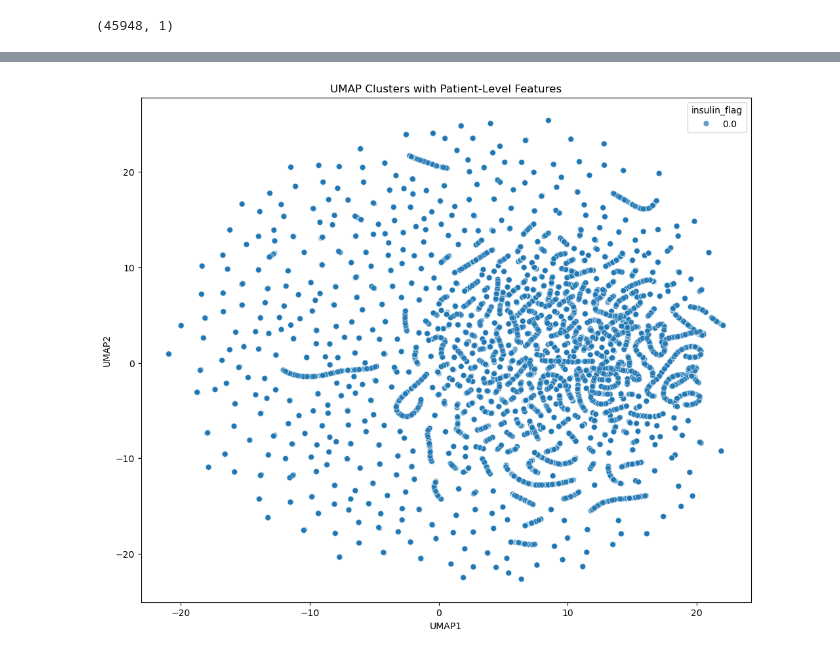
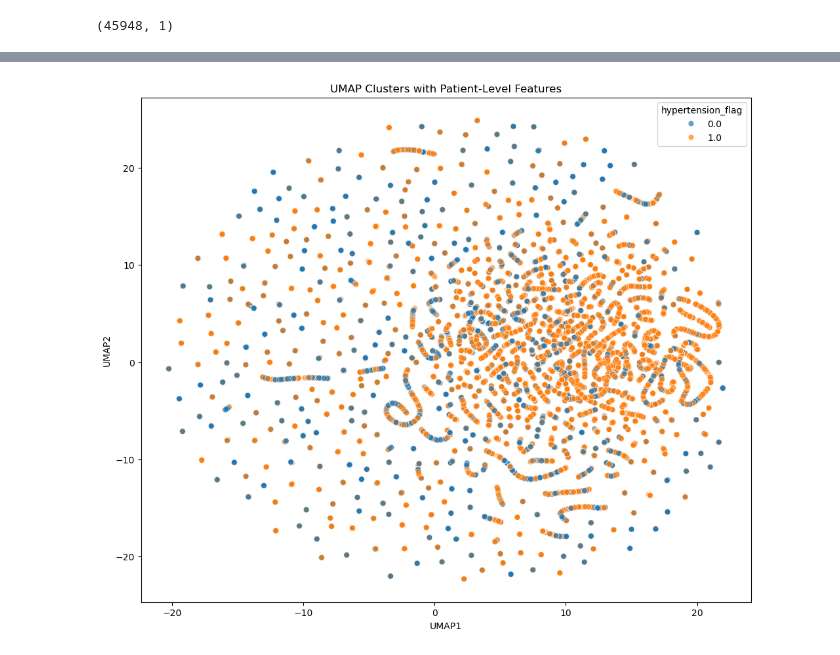
Before and after one commit to jamesvdinh/diabetes-prog-phenotyping, a Jupyter notebook: src/notebooks/04_clustering.ipynb, the cells around one changed output, grey strips where cells are left out. Saved outputs shown, nothing was run; the diff lists cells and outputs as text; code cells hidden in the pictures.

Commit message:
created visualizations

```diff
--- a/src/notebooks/04_clustering.ipynb
+++ b/src/notebooks/04_clustering.ipynb
@@ -178,16 +217,4 @@ Index(['UMAP1', 'UMAP2', 'cluster'], dtype='object')
 # %%
-cohort['subject_id'] = cohort['subject_id'].astype(umap_df.index.dtype)
-clustered_df = cohort.merge(
-    umap_df[['cluster']],
-    left_on='subject_id',
-    right_index=True,
-)
-
-lab_cols = cohort.columns[2:53]
-for col in lab_cols:
-    cohort[col] = pd.to_numeric(cohort[col], errors="coerce").astype("float32")
-
-static_cols = [col for col in cohort.columns if col not in lab_cols]
 cohort["first_admission_date"] = pd.to_datetime(cohort["first_admission_date"], errors="coerce")
 cohort["last_admission_date"] = pd.to_datetime(cohort["last_admission_date"], errors="coerce")
 
@@ -195,18 +222,7 @@ cohort["gender"] = cohort["gender"].map({"M": 0, "F": 1}).astype("float32")
 cohort["age"] = pd.to_numeric(cohort["age"], errors="coerce").astype("float32")
 cohort["n_admissions"] = pd.to_numeric(cohort["n_admissions"], errors="coerce").astype("float32")
 
-flag_cols = [
-    'hypertension_flag', 'ckd_flag', 'obesity_flag', 'neuropathy_flag',
-    'retinopathy_flag', 'heart_disease_flag', 'insulin_flag'
-]
-
-for col in flag_cols:
-    cohort[col] = pd.to_numeric(cohort[col], errors="coerce").fillna(0).astype("float32")
-
-if "chartdate" in clustered_df.columns:
-    clustered_df = clustered_df.drop(columns=["chartdate"])
-
-clustered_df = clustered_df.groupby("subject_id").agg({
+cohort = cohort.groupby("subject_id").agg({
 
     # all labs averaged
     **{col: "mean" for col in lab_cols},
@@ -224,14 +240,11 @@ clustered_df = clustered_df.groupby("subject_id").agg({
     "retinopathy_flag": "max",
     "heart_disease_flag": "max",
     "insulin_flag": "max",
-
-    # cluster: pick most common
-    "cluster": lambda x: x.mode().iloc[0] if not x.mode().empty else None,
 })
 
-print(clustered_df.columns)
+print(cohort.columns)
 
-clustered_df.head()
+cohort.head()
 # %% [output]
 Index(['50803', '50809', '50822', '50824', '50837', '50841', '50842', '50847',
        '50848', '50852', '50854', '50882', '50912', '50931', '50971', '50983',
@@ -254,0 +268,7 @@ Index(['50803', '50809', '50822', '50824', '50837', '50841', '50842', '50847',
+# %%
+clustered_df = cohort.merge(
+    umap_df[['subject_id', 'cluster']],
+    on='subject_id',
+    how='left'
+)
+clustered_df.head()
@@ -270,4 +300,4 @@ Length: 64, dtype: object
 # %%
-plot_df = umap_df[["UMAP1", "UMAP2"]].merge(clustered_df, left_index=True, right_index=True)
+plot_df = clustered_df.merge(umap_df[["subject_id", "UMAP1", "UMAP2"]], on="subject_id", how="left")
 plot_df.head()
 # %% [output]
@@ -281,13 +311,14 @@ plot_df.head()
 # %%
 plt.figure(figsize=(12,10))
 sns.scatterplot(
     data=plot_df,
     x='UMAP1', y='UMAP2',
-    hue='insulin_flag',
+    hue='hypertension_flag',
     palette='tab10',
     s=40, alpha=0.7
 )
 plt.title("UMAP Clusters with Patient-Level Features")
+plt.savefig("../visualizations/umap_patient_features_hypertension.png", dpi=300)
 plt.show()
 # %% [output]
-[figure, old version]
+[figure, new version]
```
Also changed, not shown: parts of 19 cells of this notebook, 3 other files.
